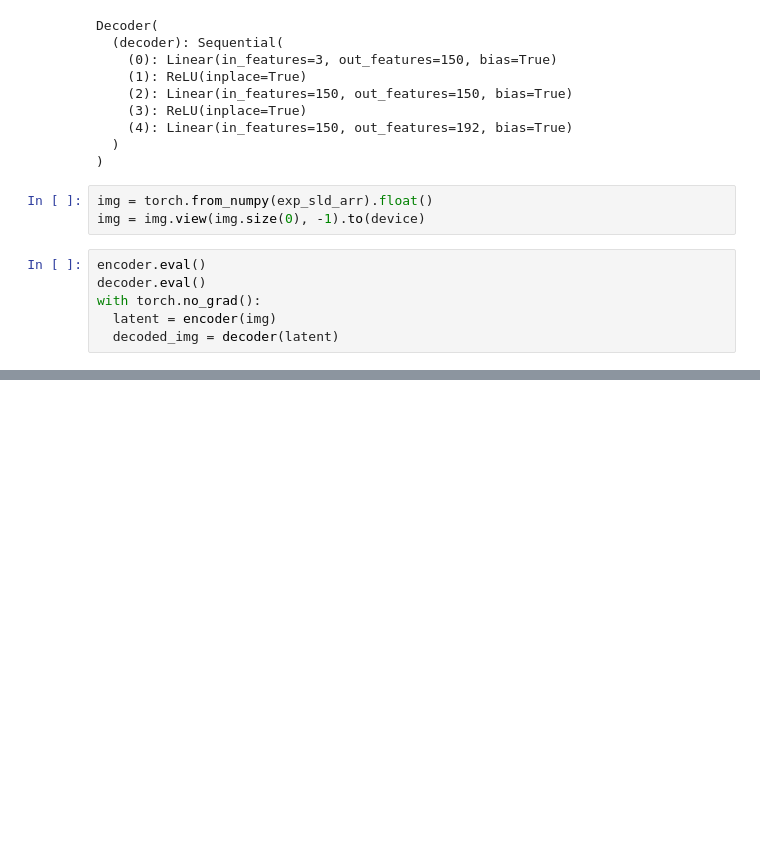
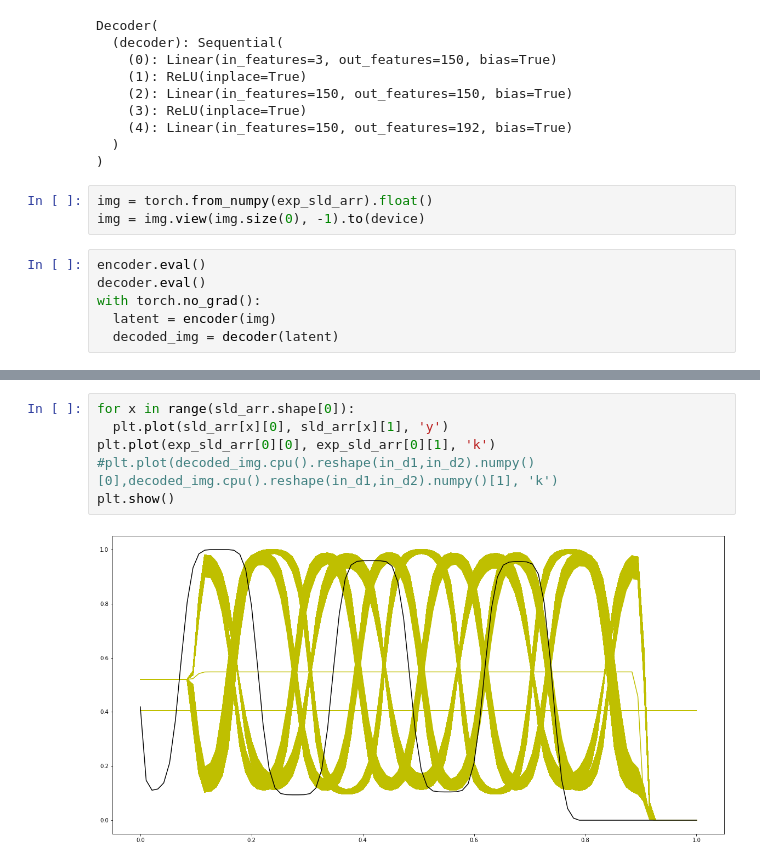
Before and after one commit to MikJak75/Neutron_Reflect, a Jupyter notebook: nr_v12.ipynb, the cells around one changed output, grey strips where cells are left out. Saved outputs shown, nothing was run; the diff lists cells and outputs as text; blank space fills up the shorter version.

```diff
--- a/nr_v12.ipynb
+++ b/nr_v12.ipynb
@@ -686,0 +752,8 @@ type(sld_arr)
+# %%
+for x in range(sld_arr.shape[0]):
+  plt.plot(sld_arr[x][0], sld_arr[x][1], 'y')
+plt.plot(exp_sld_arr[0][0], exp_sld_arr[0][1], 'k')
+#plt.plot(decoded_img.cpu().reshape(in_d1,in_d2).numpy()[0],decoded_img.cpu().reshape(in_d1,in_d2).numpy()[1], 'k')
+plt.show()
+# %% [output]
+[figure, added]
```
Also changed, not shown: parts of 22 cells of this notebook.
